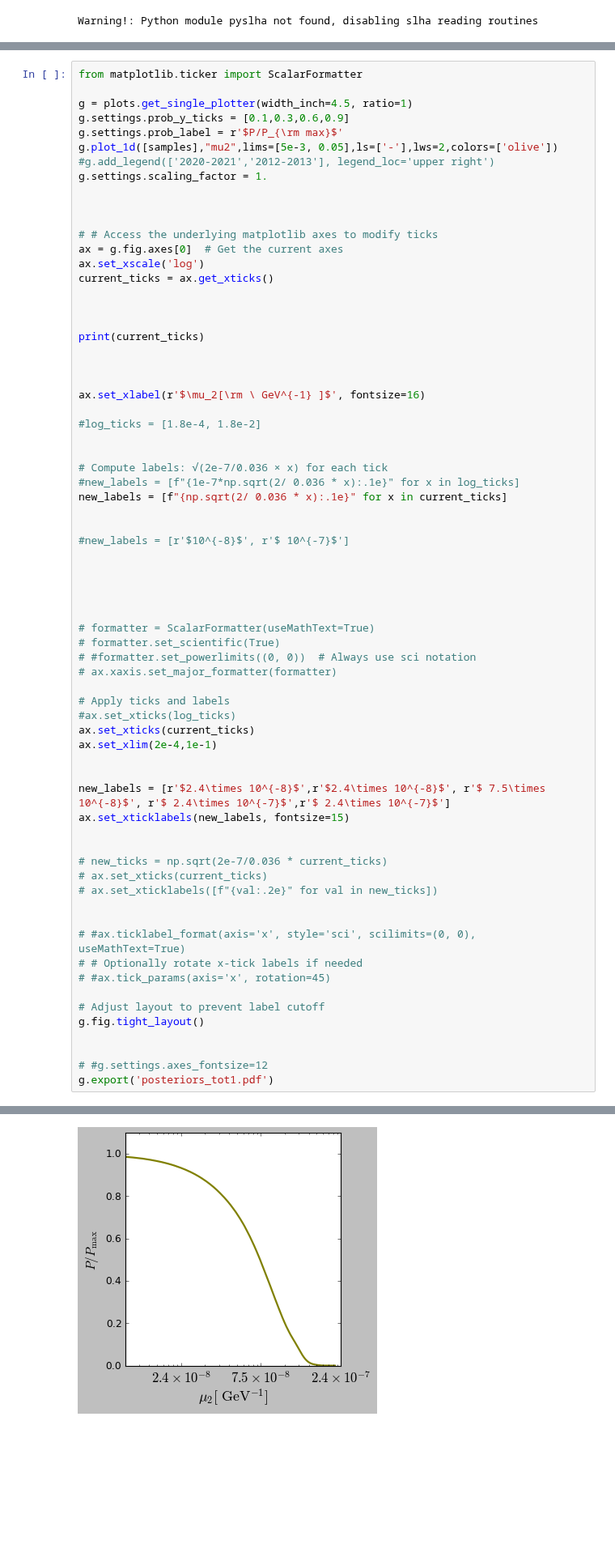
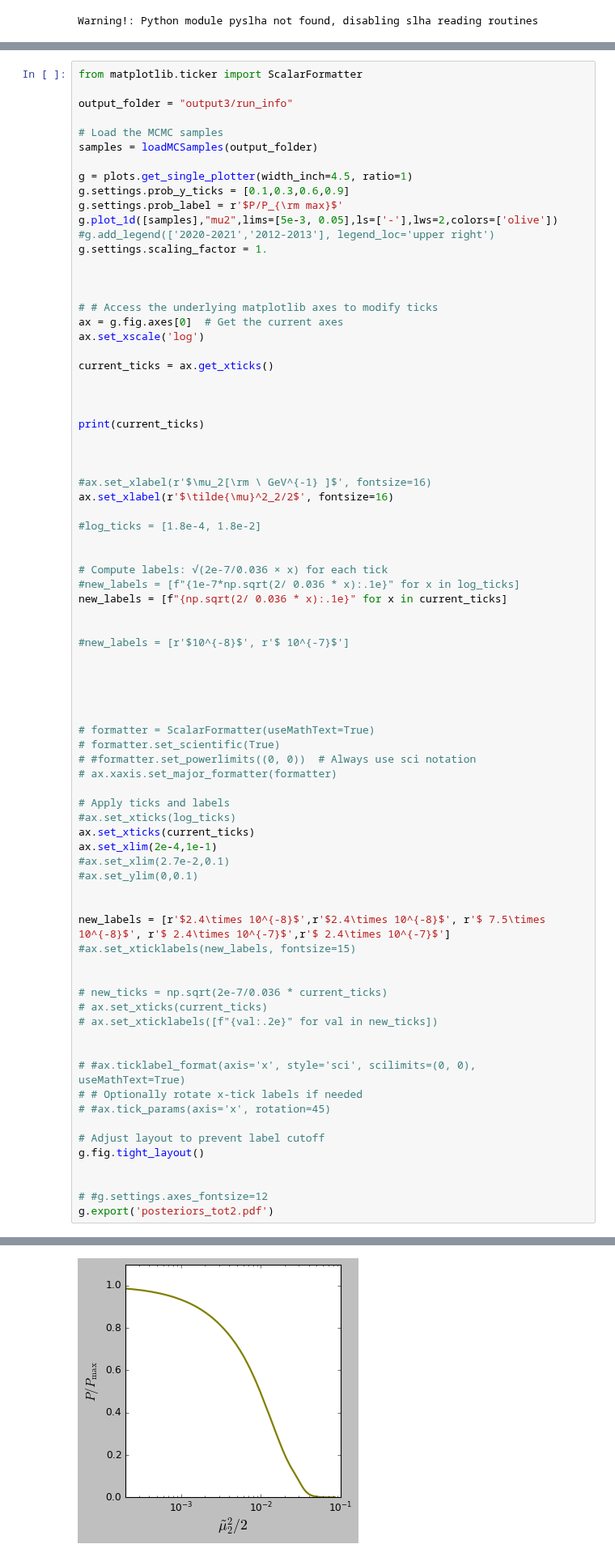
Before and after one commit to SaeedAnsarifard/NeuMod, a Jupyter notebook: Tutorial_MCMC.ipynb, the cells around one changed output, grey strips where cells are left out. Shown at 81% size. Drawn from its saved outputs; the diff is of its cells as text; blank space fills up the shorter version.

```diff
--- a/Tutorial_MCMC.ipynb
+++ b/Tutorial_MCMC.ipynb
@@ -194,5 +201,10 @@ WARNING:root:auto bandwidth for mdm very small or failed (h=0.000560932406903568
 # %%
 from matplotlib.ticker import ScalarFormatter
+
+output_folder = "output3/run_info"
+
+# Load the MCMC samples
+samples = loadMCSamples(output_folder)
 
 g = plots.get_single_plotter(width_inch=4.5, ratio=1)
 g.settings.prob_y_ticks = [0.1,0.3,0.6,0.9]
@@ -206,6 +218,7 @@ g.settings.scaling_factor = 1.
 # # Access the underlying matplotlib axes to modify ticks
 ax = g.fig.axes[0]  # Get the current axes
 ax.set_xscale('log')
+
 current_ticks = ax.get_xticks()
 
 
@@ -214,7 +227,8 @@ print(current_ticks)
 
 
 
-ax.set_xlabel(r'$\mu_2[\rm \ GeV^{-1} ]$', fontsize=16)
+#ax.set_xlabel(r'$\mu_2[\rm \ GeV^{-1} ]$', fontsize=16)
+ax.set_xlabel(r'$\tilde{\mu}^2_2/2$', fontsize=16)
 
 #log_ticks = [1.8e-4, 1.8e-2]
 
@@ -233,36 +247,38 @@ new_labels = [f"{np.sqrt(2/ 0.036 * x):.1e}" for x in current_ticks]
 # formatter = ScalarFormatter(useMathText=True)
 # formatter.set_scientific(True)
 # #formatter.set_powerlimits((0, 0))  # Always use sci notation
 # ax.xaxis.set_major_formatter(formatter)
 
 # Apply ticks and labels
 #ax.set_xticks(log_ticks)
 ax.set_xticks(current_ticks)
 ax.set_xlim(2e-4,1e-1)
+#ax.set_xlim(2.7e-2,0.1)
+#ax.set_ylim(0,0.1)
 
 
 new_labels = [r'$2.4\times 10^{-8}$',r'$2.4\times 10^{-8}$', r'$ 7.5\times 10^{-8}$', r'$ 2.4\times 10^{-7}$',r'$ 2.4\times 10^{-7}$']
-ax.set_xticklabels(new_labels, fontsize=15)
+#ax.set_xticklabels(new_labels, fontsize=15)
 
 
 # new_ticks = np.sqrt(2e-7/0.036 * current_ticks)
 # ax.set_xticks(current_ticks)
 # ax.set_xticklabels([f"{val:.2e}" for val in new_ticks])
 
 
 # #ax.ticklabel_format(axis='x', style='sci', scilimits=(0, 0), useMathText=True)
 # # Optionally rotate x-tick labels if needed
 # #ax.tick_params(axis='x', rotation=45)
 
 # Adjust layout to prevent label cutoff
 g.fig.tight_layout()
 
 
 # #g.settings.axes_fontsize=12
-g.export('posteriors_tot1.pdf')
+g.export('posteriors_tot2.pdf')
 # %% [output]
 [1.e-04 1.e-03 1.e-02 1.e-01 1.e+00]
-[figure, old version]
+[figure, new version]
 # %%
 #best fit and covariance matrix and errors
 mean   = gd_sample.getMeans()
```
Also changed, not shown: parts of 3 cells of this notebook, 15 other files.
